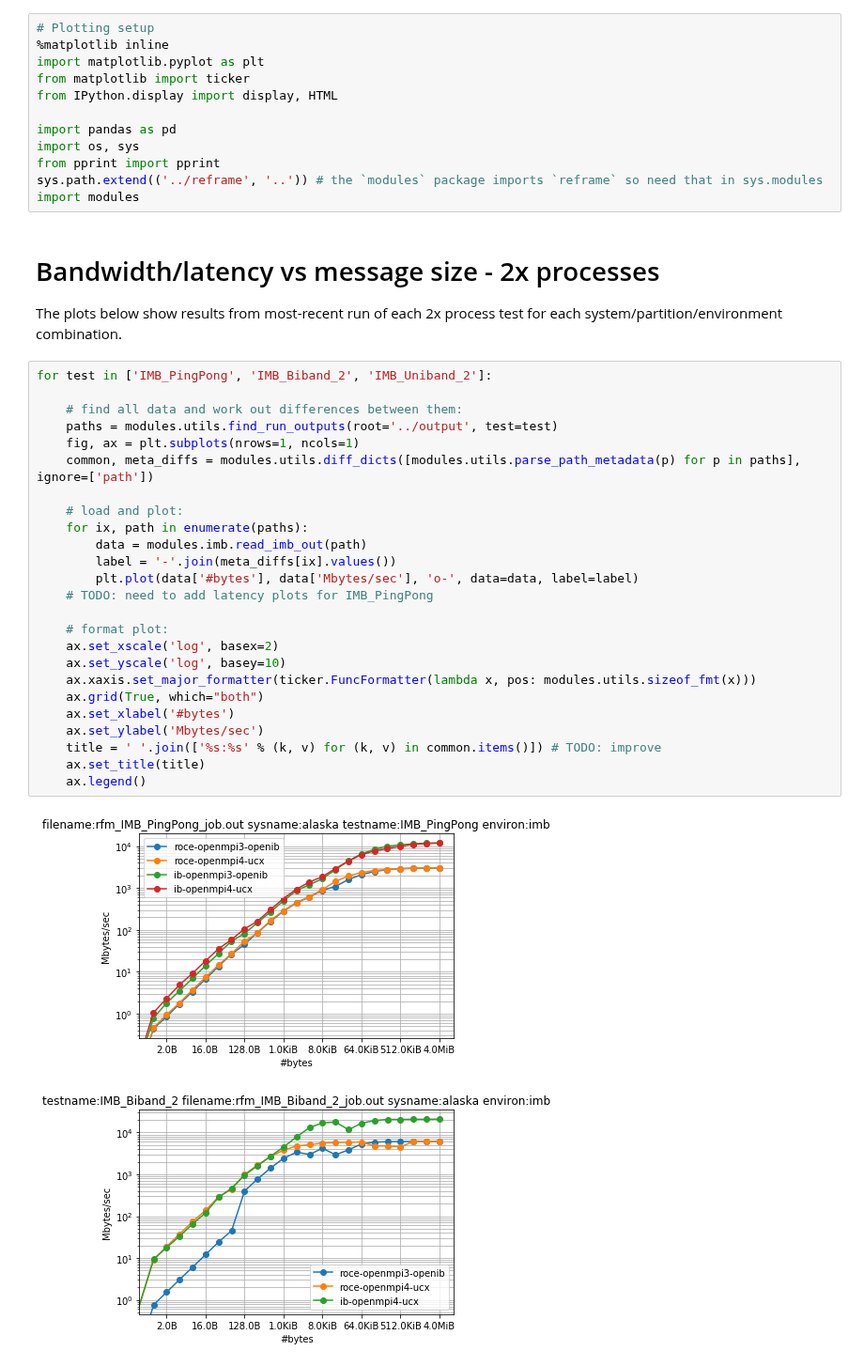
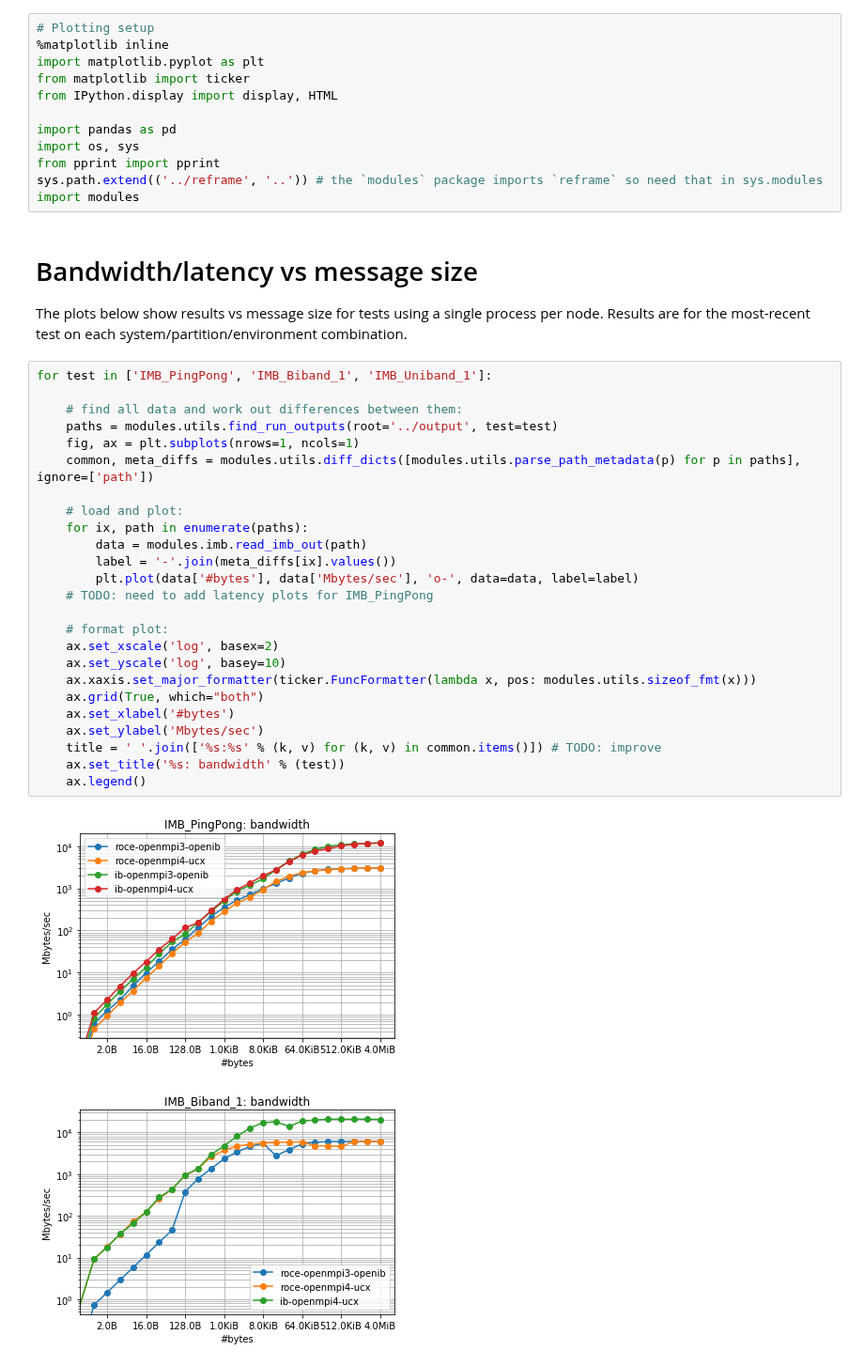
Before and after one commit to ukri-excalibur/excalibur-tests, a Jupyter notebook: imb/IMB.ipynb, the cells around one changed output. Shown at 94% size. Cells and saved outputs as stored; diff of their text form.

Commit message:
fix IMB plotting for new per-node processes parameterisation

```diff
--- a/imb/IMB.ipynb
+++ b/imb/IMB.ipynb
@@ -24,34 +22,34 @@ from pprint import pprint
 sys.path.extend(('../reframe', '..')) # the `modules` package imports `reframe` so need that in sys.modules
 import modules
 # %% [markdown]
-# Bandwidth/latency vs message size - 2x processes
+# Bandwidth/latency vs message size
 
-The plots below show results from most-recent run of each 2x process test for each system/partition/environment combination.
+The plots below show results vs message size for tests using a single process per node. Results are for the most-recent test on each system/partition/environment combination.
 # %%
-for test in ['IMB_PingPong', 'IMB_Biband_2', 'IMB_Uniband_2']:
+for test in ['IMB_PingPong', 'IMB_Biband_1', 'IMB_Uniband_1']:
 
     # find all data and work out differences between them:
     paths = modules.utils.find_run_outputs(root='../output', test=test)
     fig, ax = plt.subplots(nrows=1, ncols=1)
     common, meta_diffs = modules.utils.diff_dicts([modules.utils.parse_path_metadata(p) for p in paths], ignore=['path'])
 
     # load and plot:
     for ix, path in enumerate(paths):
         data = modules.imb.read_imb_out(path)
         label = '-'.join(meta_diffs[ix].values())
         plt.plot(data['#bytes'], data['Mbytes/sec'], 'o-', data=data, label=label)
     # TODO: need to add latency plots for IMB_PingPong
 
     # format plot:
     ax.set_xscale('log', basex=2)
     ax.set_yscale('log', basey=10)
     ax.xaxis.set_major_formatter(ticker.FuncFormatter(lambda x, pos: modules.utils.sizeof_fmt(x)))
     ax.grid(True, which="both")
     ax.set_xlabel('#bytes')
     ax.set_ylabel('Mbytes/sec')
     title = ' '.join(['%s:%s' % (k, v) for (k, v) in common.items()]) # TODO: improve
-    ax.set_title(title)
+    ax.set_title('%s: bandwidth' % (test))
     ax.legend()
 # %% [output]
-[figure, old version]
+[figure, new version]
-[figure, old version]
+[figure, new version]
```
Also changed, not shown: parts of 6 cells of this notebook.
